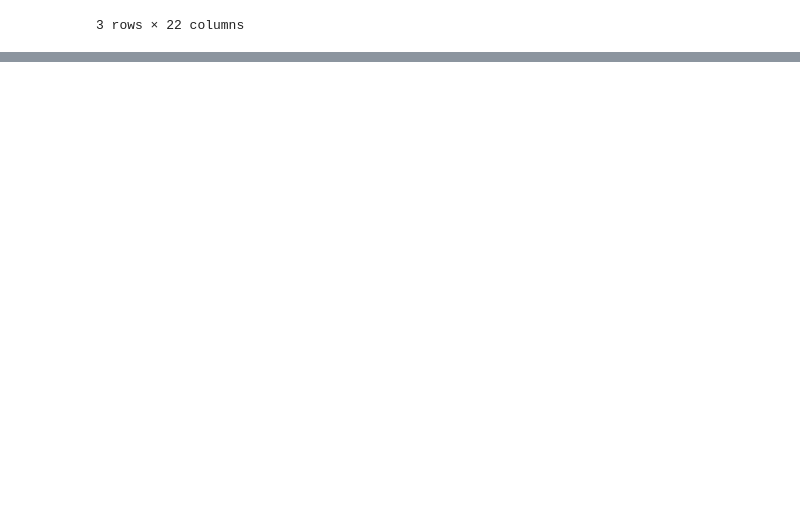
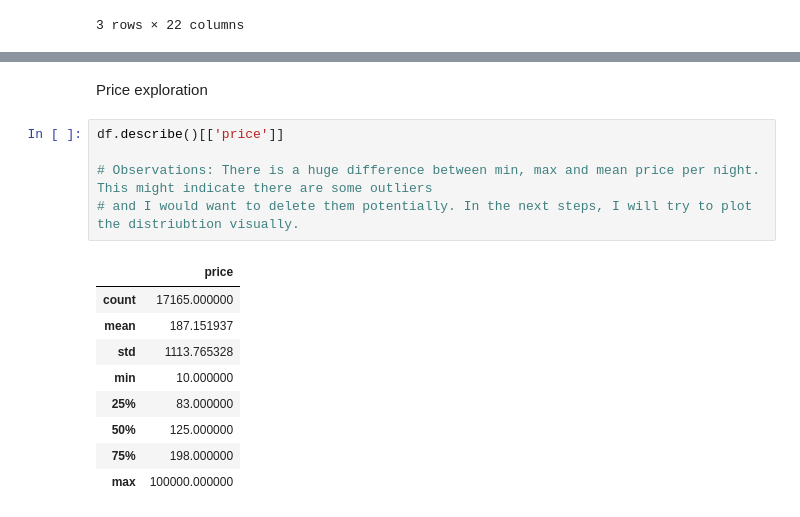
Before and after one commit to mercedesf17/airbnb_analysis, a Jupyter notebook: jupyter_notebooks/analysis.ipynb, the cells around one changed output, grey strips where cells are left out. Drawn from its saved outputs; the diff is of its cells as text; blank space fills up the shorter version.

```diff
--- a/jupyter_notebooks/analysis.ipynb
+++ b/jupyter_notebooks/analysis.ipynb
@@ -15,0 +51,17 @@ df.head(3)
+# %% [markdown]
+Price exploration
+# %%
+df.describe()[['price']]
+
+# Observations: There is a huge difference between min, max and mean price per night. This might indicate there are some outliers
+# and I would want to delete them potentially. In the next steps, I will try to plot the distriubtion visually.
+# %% [output]
+|  | price |
+| count | 17165.000000 |
+| mean | 187.151937 |
+| std | 1113.765328 |
+| min | 10.000000 |
+| 25% | 83.000000 |
+| 50% | 125.000000 |
+| 75% | 198.000000 |
+| max | 100000.000000 |
```
Also changed, not shown: parts of 19 cells of this notebook.
